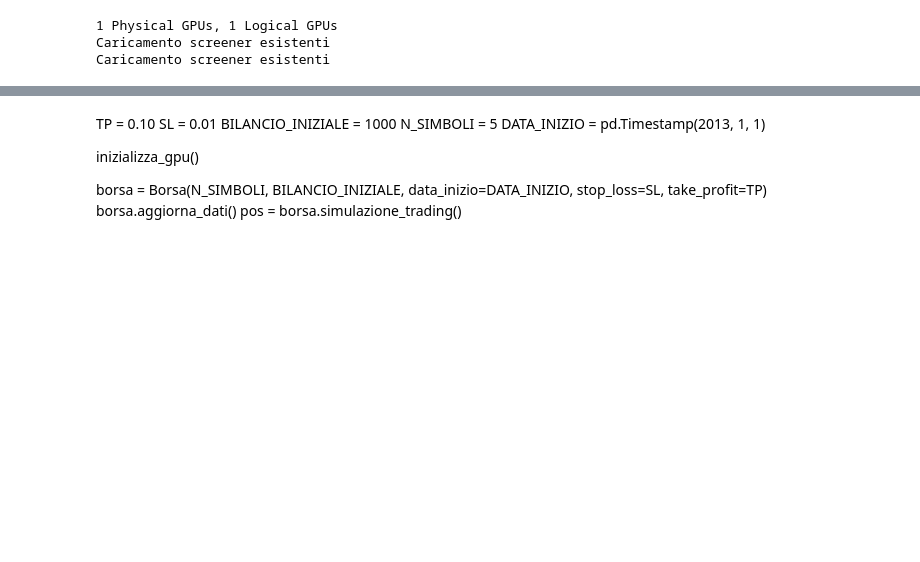
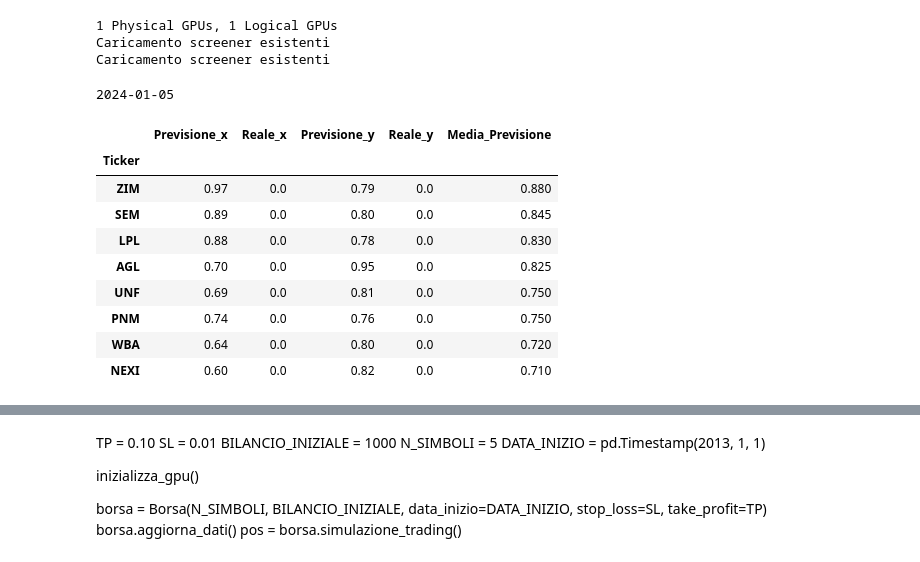
Before and after one commit to enricomarchi/Borsa, a Jupyter notebook: Test_trading_multiplo.ipynb, the cells around one changed output, grey strips where cells are left out. Drawn from its saved outputs; the diff is of its cells as text; code cells hidden in the pictures; blank space fills up the shorter version.

```diff
--- a/Test_trading_multiplo.ipynb
+++ b/Test_trading_multiplo.ipynb
@@ -1596,4 +1596,22 @@ scr_unione = pd.merge(scr5d, scr20d, on='Ticker')
 1 Physical GPUs, 1 Logical GPUs
 Caricamento screener esistenti
 Caricamento screener esistenti
+# %%
+print(data5d)
+scr_unione['Media_Previsione'] = (scr_unione['Previsione_x'] + scr_unione['Previsione_y']) / 2
+#scr_unione.sort_values(by=['Previsione_y', 'Previsione_x'], ascending=False, inplace=True)
+scr_unione.sort_values(by=['Media_Previsione'], ascending=False, inplace=True)
+scr_unione.head(10)
+# %% [output]
+2024-01-05
+|  | Previsione_x | Reale_x | Previsione_y | Reale_y | Media_Previsione |
+| Ticker |  |  |  |  |  |
+| ZIM | 0.97 | 0.0 | 0.79 | 0.0 | 0.880 |
+| SEM | 0.89 | 0.0 | 0.80 | 0.0 | 0.845 |
+| LPL | 0.88 | 0.0 | 0.78 | 0.0 | 0.830 |
+| AGL | 0.70 | 0.0 | 0.95 | 0.0 | 0.825 |
+| UNF | 0.69 | 0.0 | 0.81 | 0.0 | 0.750 |
+| PNM | 0.74 | 0.0 | 0.76 | 0.0 | 0.750 |
+| WBA | 0.64 | 0.0 | 0.80 | 0.0 | 0.720 |
+| NEXI | 0.60 | 0.0 | 0.82 | 0.0 | 0.710 |
 # %%
```
Also changed, not shown: parts of 1 cell of this notebook.
